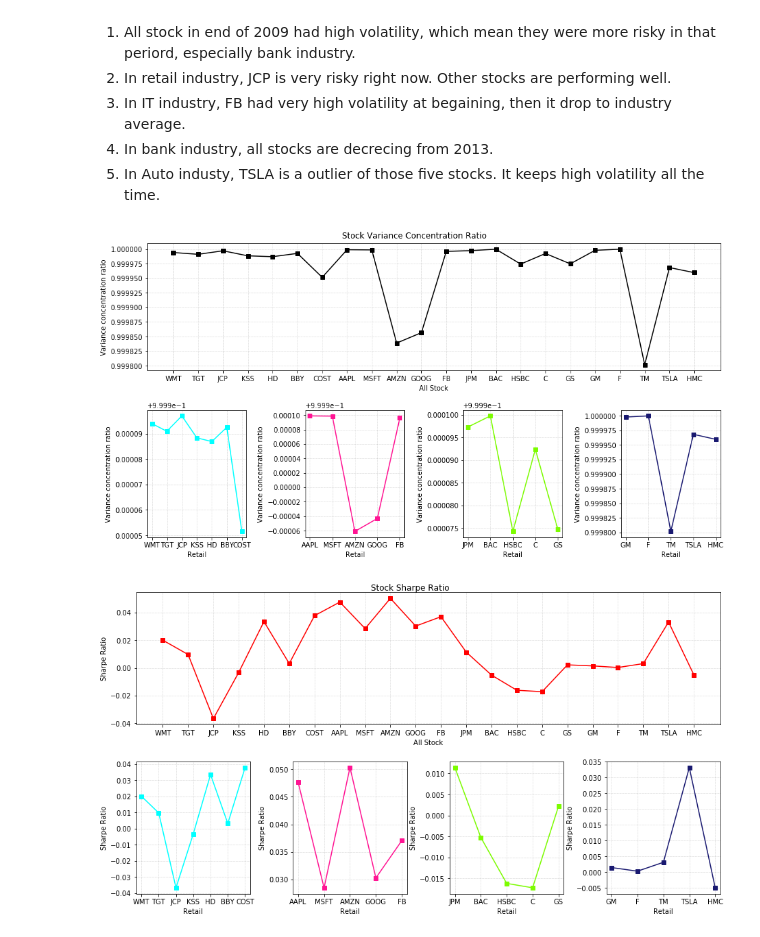
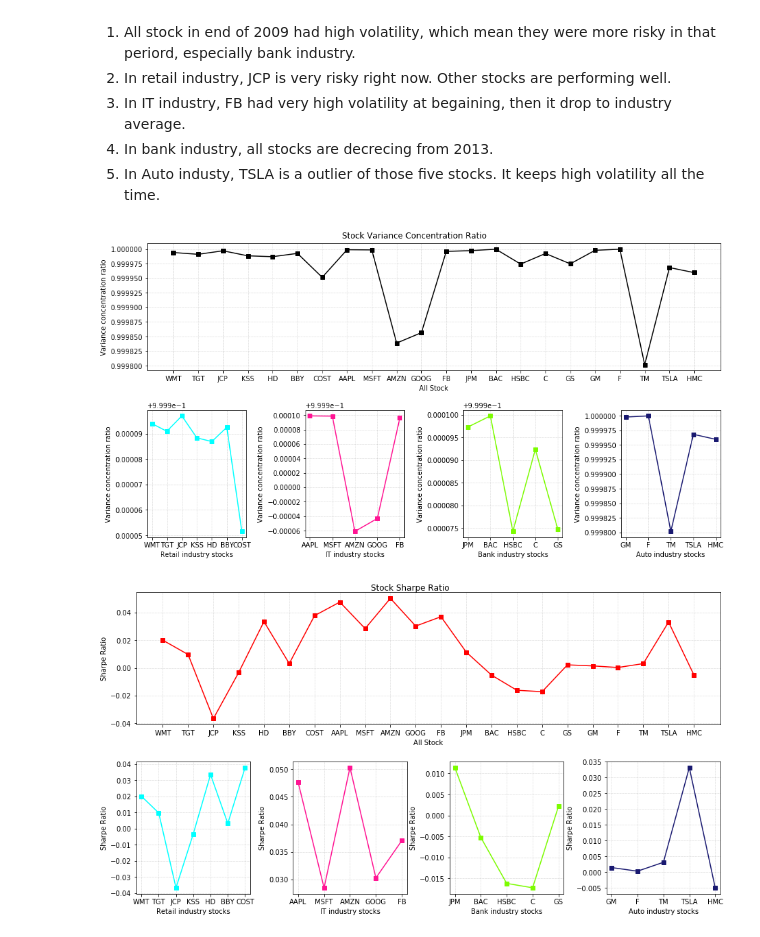
Before and after one commit to yuzhao1993/Fintech, a Jupyter notebook: Stock_data_retrieve/Retrieve_stock_data.ipynb, the cells around one changed output. Saved outputs shown, nothing was run; the diff lists cells and outputs as text; code cells hidden in the pictures.

```diff
--- a/Stock_data_retrieve/Retrieve_stock_data.ipynb
+++ b/Stock_data_retrieve/Retrieve_stock_data.ipynb
@@ -99,8 +139,0 @@ industry_list = ['Retail_stock_list', 'IT_stock_list', 'Bank_stock_list', 'Auto_
-# %%
-for stock in stock_list:
-    for year in years_list:
-        if year in stock_data[stock].index:
-            print('Stock status of '+stock+' in '+year+' are:\n'+str(
-                stock_data[stock]['Close'][year].describe(percentiles=[.5])[1:])+'\n')
-        else:
-            print(stock+' has no data in '+year+'\n')
@@ -213,74 +326,75 @@ plt.show()
 # %%
 def compute_VCR(df):
     s = np.linalg.svd(df, compute_uv=False)
     rate = s[0]/np.sum(s)
     return rate
 
 
 VCR = {}
 for stock in stock_list:
     df = stock_data[stock].iloc[:, 2:7]
     VCR[stock] = compute_VCR(df)
 
 def plot_VCR(s, e, color, xlabel):
-    plt.plot(keys[s:e], vals[s:e], color, lw=1.5, marker = 's')
+    keys = list(VCR.keys())
+    vals = list(VCR.values())
+    plt.plot(keys[s:e], vals[s:e], color, lw=1.5, marker='s')
     plt.xlabel(xlabel)
     plt.ylabel('Variance concentration ratio')
-    plt.grid(True, alpha = 0.7, linestyle = ':', linewidth = 0.5, color = '#808080')
+    plt.grid(True, alpha=0.7, linestyle=':', linewidth=0.5, color='#808080')
 
 
-fig_VCR = plt.figure(figsize=(13,7))
-keys = list(VCR.keys())
-vals = list(VCR.values())
+fig_VCR = plt.figure(figsize=(13, 7))
+
 plt.subplot(211)
 plot_VCR(0, 23, '#000000', 'All Stock')
 plt.subplot(245)
-plot_VCR(0, 7, '#00FFFF', 'Retail')
+plot_VCR(0, 7, '#00FFFF', 'Retail industry stocks')
 plt.subplot(246)
-plot_VCR(7, 12, '#FF1493', 'Retail')
+plot_VCR(7, 12, '#FF1493', 'IT industry stocks')
 plt.subplot(247)
-plot_VCR(12, 17, '#7CFC00', 'Retail')
+plot_VCR(12, 17, '#7CFC00', 'Bank industry stocks')
 plt.subplot(248)
-plot_VCR(17, 23, '#191970', 'Retail')
+plot_VCR(17, 23, '#191970', 'Auto industry stocks')
 fig_VCR.suptitle('Stock Variance Concentration Ratio')
 fig_VCR.subplots_adjust(top=0.6)
 plt.tight_layout()
 plt.show()
 # %% [output]
-[figure, old version]
+[figure, new version]
 # %%
 S_ratio = {}
 for stock in stock_list:
-    stock_data[stock]['Log return'] = np.log(stock_data[stock]['Close']) - np.log(stock_data[stock]['Close'].shift(1))
     S_ratio[stock] = ((stock_data[stock]['Log return']*252*5*100).mean()-3)/(stock_data[stock]['Log return']*252*5*100).std()
 
 
 def plot_s_ratio(start, end, color, xlabel):
-    plt.plot(keys[start:end], vals[start:end], color, lw=1.5, marker = 's')
+    keys = list(S_ratio.keys())
+    vals = list(S_ratio.values())
+    plt.plot(keys[start:end], vals[start:end], color, lw=1.5, marker='s')
     plt.xlabel(xlabel)
     plt.ylabel('Sharpe Ratio')
-    plt.grid(True, alpha = 0.7, linestyle = ':', linewidth = 0.5, color = '#808080')
+    plt.grid(True, alpha=0.7, linestyle=':', linewidth=0.5, color='#808080')
 
 
-fig_S_ratio = plt.figure(figsize=(13,7))
-keys = list(S_ratio.keys())
-vals = list(S_ratio.values())
+fig_S_ratio = plt.figure(figsize=(13, 7))
+
 plt.subplot(211)
 plot_s_ratio(0, 23, 'r', 'All Stock')
 plt.subplot(245)
-plot_s_ratio(0, 7, '#00FFFF', 'Retail')
+plot_s_ratio(0, 7, '#00FFFF', 'Retail industry stocks')
 plt.subplot(246)
-plot_s_ratio(7, 12, '#FF1493', 'Retail')
+plot_s_ratio(7, 12, '#FF1493', 'IT industry stocks')
 plt.subplot(247)
-plot_s_ratio(12, 17, '#7CFC00', 'Retail')
+plot_s_ratio(12, 17, '#7CFC00', 'Bank industry stocks')
 plt.subplot(248)
-plot_s_ratio(17, 23, '#191970', 'Retail')
+plot_s_ratio(17, 23, '#191970', 'Auto industry stocks')
 fig_S_ratio.suptitle('Stock Sharpe Ratio')
 fig_S_ratio.subplots_adjust(top=0.3)
 plt.tight_layout()
 plt.show()
 # %% [output]
-[figure, old version]
+[figure, new version]
 # %%
 def compute_distribution(df):
     s = np.linalg.svd(df, compute_uv=False)
```
Also changed, not shown: parts of 10 cells of this notebook, 23 other files.
